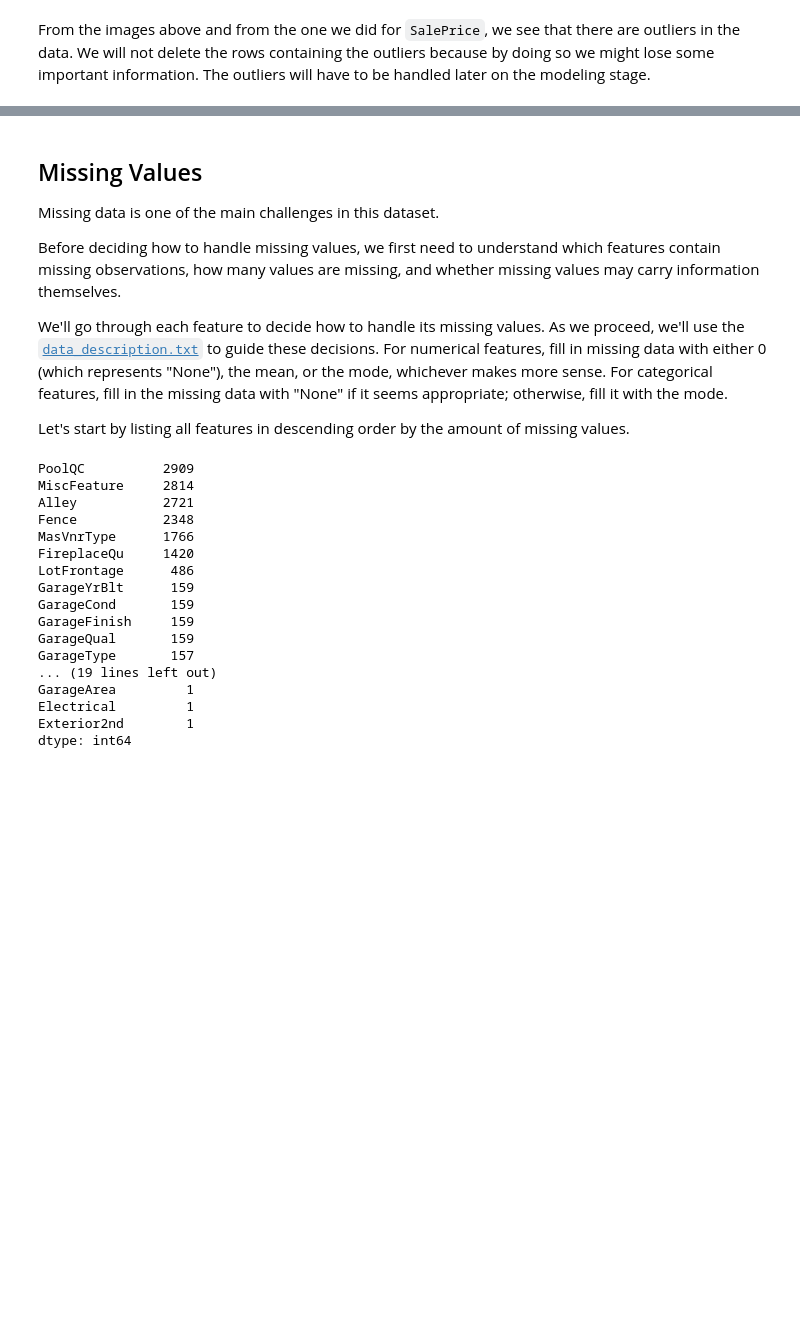
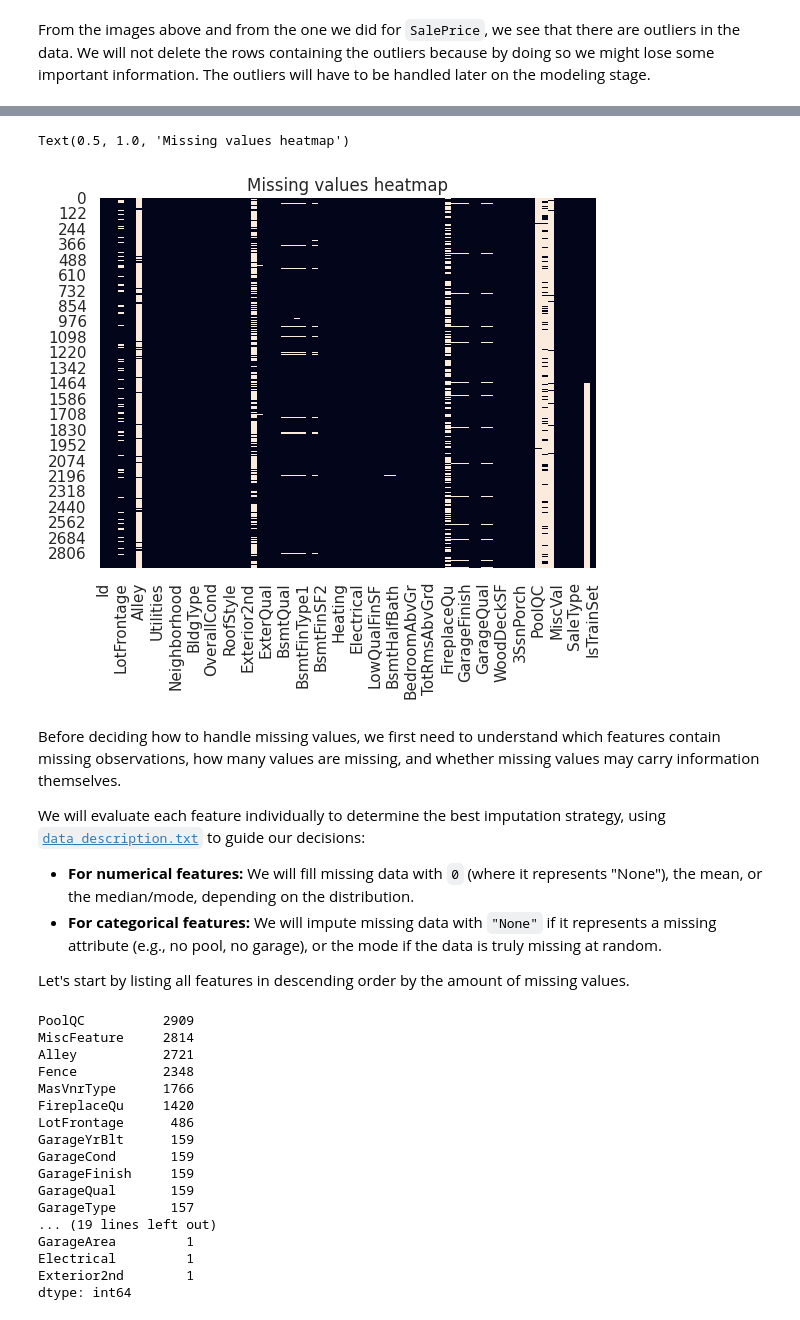
Before and after one commit to ianlopezdiaz/kaggle-house-prices, a Jupyter notebook: 1_EDA.ipynb, the cells around one changed output, grey strips where cells are left out. Cells and saved outputs as stored; diff of their text form; code cells hidden in the pictures; blank space fills up the shorter version.

```diff
--- a/1_EDA.ipynb
+++ b/1_EDA.ipynb
@@ -16,13 +16,13 @@ In this notebook, we will:
 
 First, import the libraries used throughout the analysis.
 # %%
+# Import libraries
 import pandas as pd
 import numpy as np
-import math
 import matplotlib.pyplot as plt
 import seaborn as sns
 
-sns.set()
+sns.set_theme()
 # %% [markdown]
 ## Load the data
 
@@ -136,18 +136,22 @@ Many preprocessing steps must be applied consistently to both datasets. For expl
 
 The target variable (`SalePrice`) is excluded because it is only available in the training data.
 # %%
-X_train = df_train.drop(columns="SalePrice")
-y_train = df_train["SalePrice"]
+# All features minus the tareget
+features = df_test.columns
+
+# Train/Test split
+df_train["IsTrainSet"] = True
+df_test["IsTrainSet"] = False
 
 df_full = pd.concat(
-    [X_train, df_test],
+    [df_train, df_test],
     axis=0,
     ignore_index=True
 )
 
 print(
     f"""
-    Full dataset ( train + test - target feature ):
+    Full dataset ( train + test ):
 
     {df_full.shape[0]} rows
     {df_full.duplicated().sum()} duplicated rows
@@ -256,11 +264,15 @@ From the images above and from the one we did for `SalePrice`, we see that there
+# %%
+sns.heatmap(df_full.isnull(), cbar = False).set_title("Missing values heatmap")
+# %% [output]
+Text(0.5, 1.0, 'Missing values heatmap')
+[figure, added]
 # %% [markdown]
-## Missing Values
-
-Missing data is one of the main challenges in this dataset.
-
 Before deciding how to handle missing values, we first need to understand which features contain missing observations, how many values are missing, and whether missing values may carry information themselves.
 
-We'll go through each feature to decide how to handle its missing values. As we proceed, we'll use the [`data_description.txt`](data/data_description.txt) to guide these decisions. For numerical features, fill in missing data with either 0 (which represents "None"), the mean, or the mode, whichever makes more sense. For categorical features, fill in the missing data with "None" if it seems appropriate; otherwise, fill it with the mode.
+We will evaluate each feature individually to determine the best imputation strategy, using [`data_description.txt`](data/data_description.txt) to guide our decisions:
+
+- **For numerical features:** We will fill missing data with `0` (where it represents "None"), the mean, or the median/mode, depending on the distribution.
+- **For categorical features:** We will impute missing data with `"None"` if it represents a missing attribute (e.g., no pool, no garage), or the mode if the data is truly missing at random.
 
 Let's start by listing all features in descending order by the amount of missing values.
 # %%
```
Also changed, not shown: parts of 14 cells of this notebook, 14 other files.
